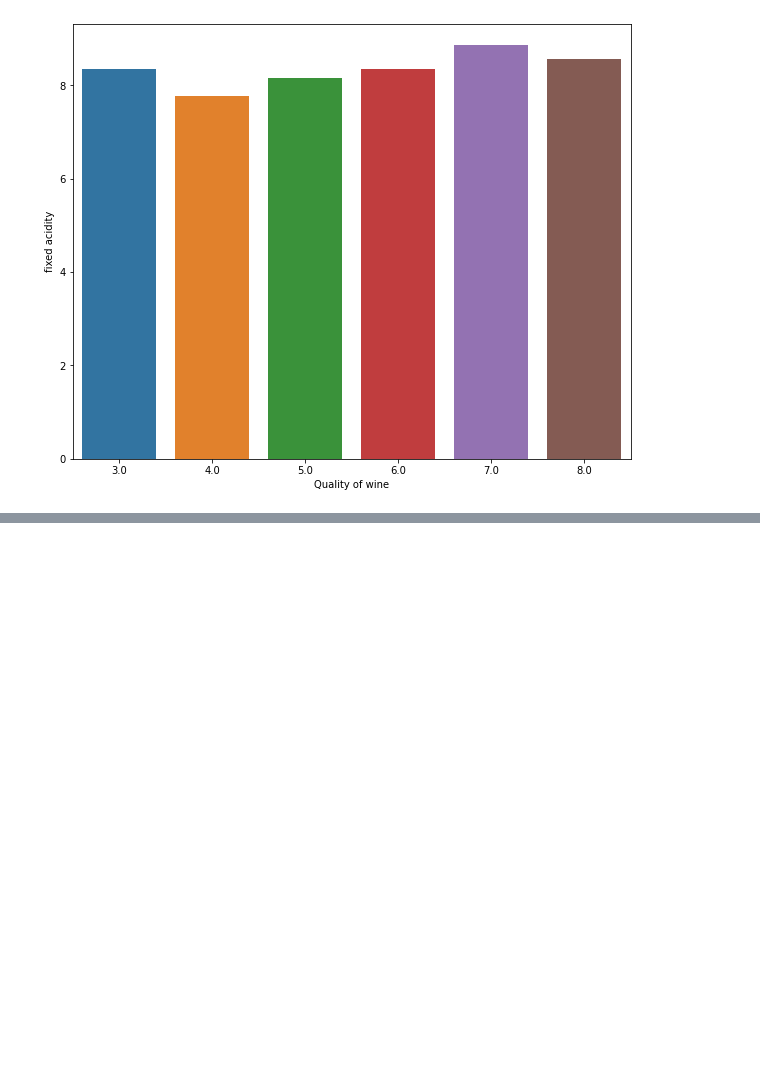
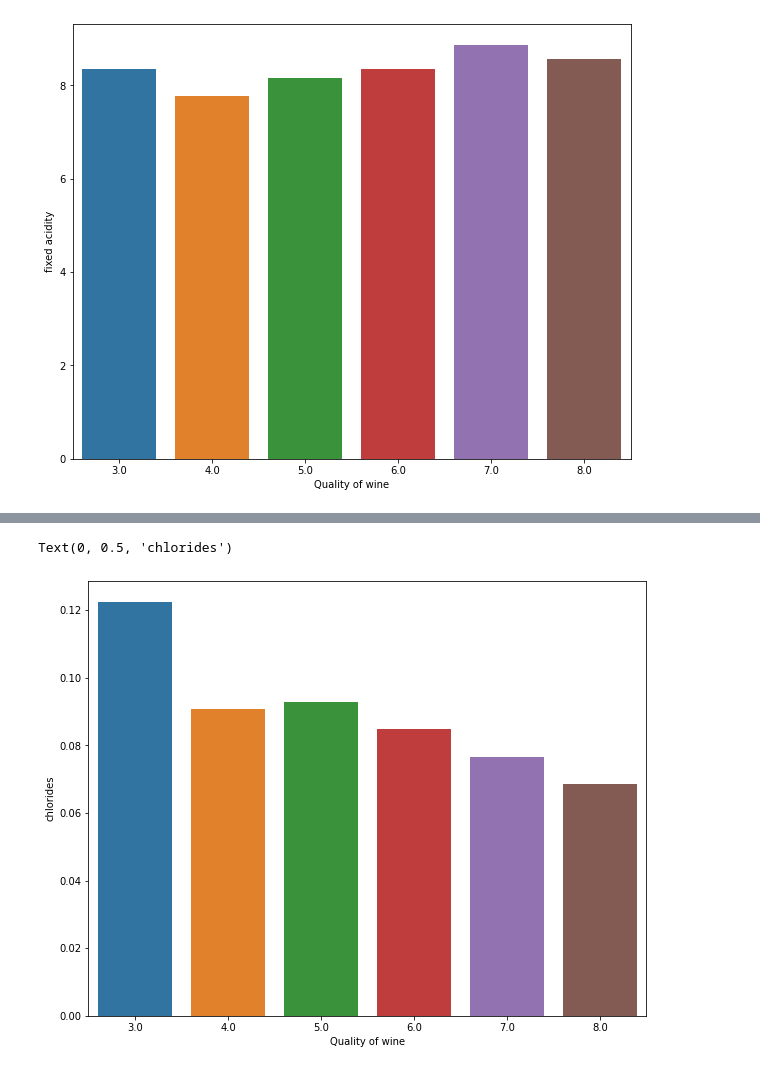
Before and after one commit to machave11/Wine-Quality-Analysis, a Jupyter notebook: Nikhil_Machave_Wine_Quality_Analysis.ipynb, the cells around one changed output, grey strips where cells are left out. Saved outputs shown, nothing was run; the diff lists cells and outputs as text; code cells hidden in the pictures; blank space fills up the shorter version.

```diff
--- a/Nikhil_Machave_Wine_Quality_Analysis.ipynb
+++ b/Nikhil_Machave_Wine_Quality_Analysis.ipynb
@@ -105,0 +130,9 @@ Text(0, 0.5, 'fixed acidity')
+# %%
+# Visualize the relationship between chlorides and quality of wine.
+figure = plt.figure(figsize=(10,8))
+sns.barplot(x='quality',y='chlorides',data=df,ci=None)
+plt.xlabel('Quality of wine')
+plt.ylabel('chlorides')
+# %% [output]
+Text(0, 0.5, 'chlorides')
+[figure, added]
```
Also changed, not shown: parts of 18 cells of this notebook.
